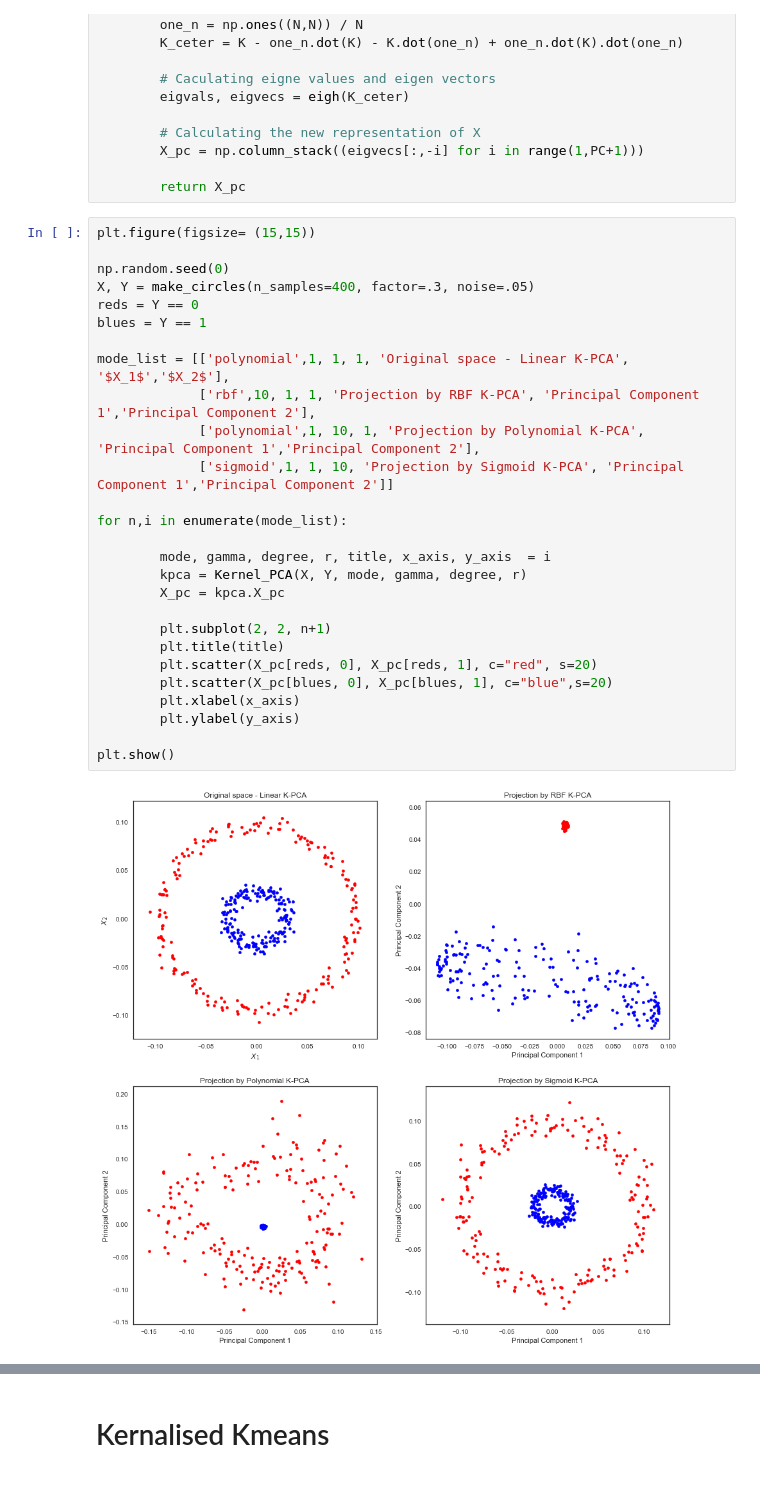
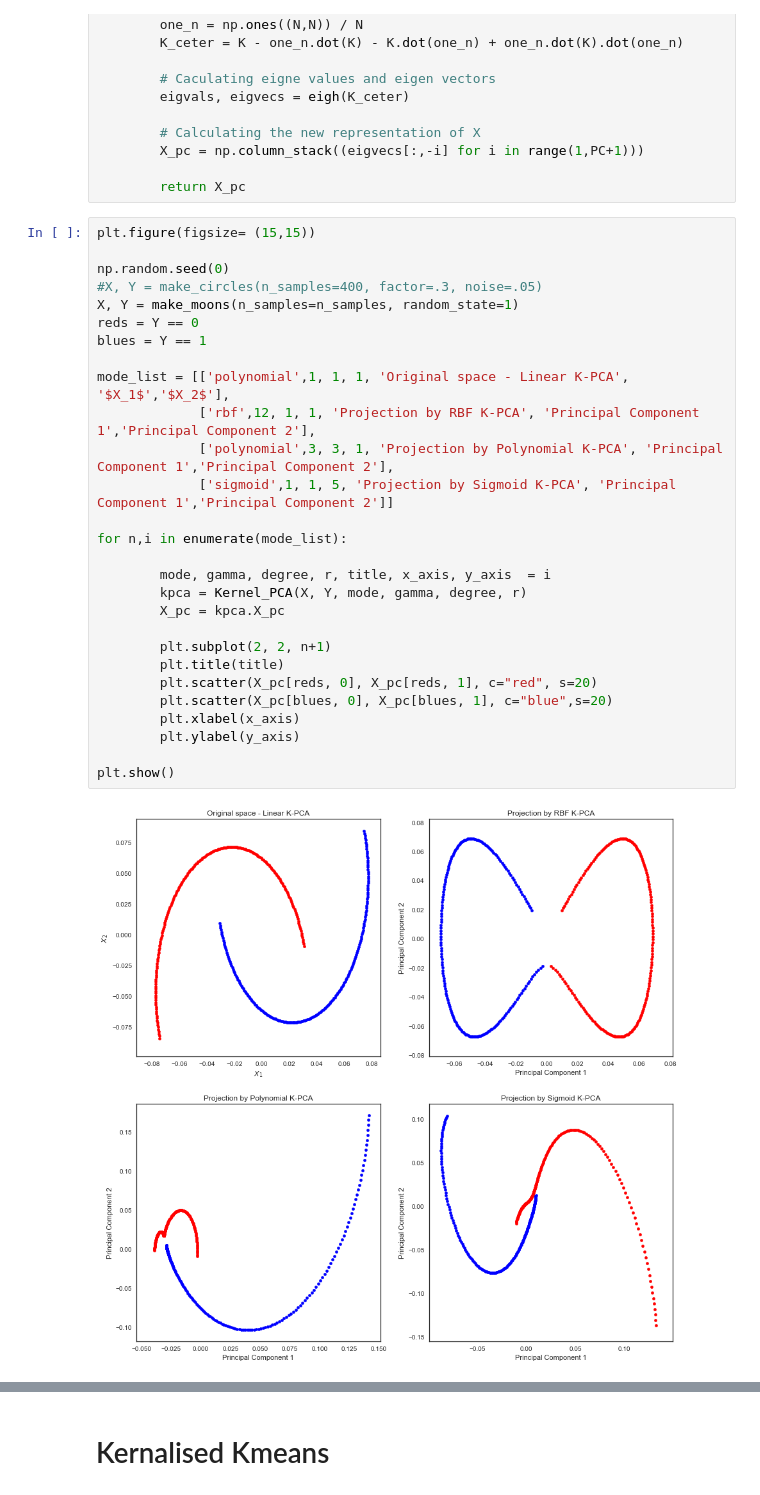
Before and after one commit to ajoseph12/Machine_Learning_lab, a Jupyter notebook: ML_LAB_1.ipynb, the cells around one changed output, grey strips where cells are left out. Cells and saved outputs as stored; diff of their text form.

```diff
--- a/ML_LAB_1.ipynb
+++ b/ML_LAB_1.ipynb
@@ -69,29 +69,30 @@ class Kernel_PCA(object):
 # %%
 plt.figure(figsize= (15,15))
 
 np.random.seed(0)
-X, Y = make_circles(n_samples=400, factor=.3, noise=.05)
+#X, Y = make_circles(n_samples=400, factor=.3, noise=.05)
+X, Y = make_moons(n_samples=n_samples, random_state=1)
 reds = Y == 0
 blues = Y == 1
 
 mode_list = [['polynomial',1, 1, 1, 'Original space - Linear K-PCA', '$X_1$','$X_2$'],
-             ['rbf',10, 1, 1, 'Projection by RBF K-PCA', 'Principal Component 1','Principal Component 2'],
-             ['polynomial',1, 10, 1, 'Projection by Polynomial K-PCA', 'Principal Component 1','Principal Component 2'],
-             ['sigmoid',1, 1, 10, 'Projection by Sigmoid K-PCA', 'Principal Component 1','Principal Component 2']]
+             ['rbf',12, 1, 1, 'Projection by RBF K-PCA', 'Principal Component 1','Principal Component 2'],
+             ['polynomial',3, 3, 1, 'Projection by Polynomial K-PCA', 'Principal Component 1','Principal Component 2'],
+             ['sigmoid',1, 1, 5, 'Projection by Sigmoid K-PCA', 'Principal Component 1','Principal Component 2']]
 
 for n,i in enumerate(mode_list):
 
         mode, gamma, degree, r, title, x_axis, y_axis  = i
         kpca = Kernel_PCA(X, Y, mode, gamma, degree, r)
         X_pc = kpca.X_pc
 
         plt.subplot(2, 2, n+1)
         plt.title(title)
         plt.scatter(X_pc[reds, 0], X_pc[reds, 1], c="red", s=20)
         plt.scatter(X_pc[blues, 0], X_pc[blues, 1], c="blue",s=20)
         plt.xlabel(x_axis)
         plt.ylabel(y_axis)
 
 plt.show()
 # %% [output]
-[figure, old version]
+[figure, new version]
```
Also changed, not shown: parts of 6 cells of this notebook, 1 other file.
